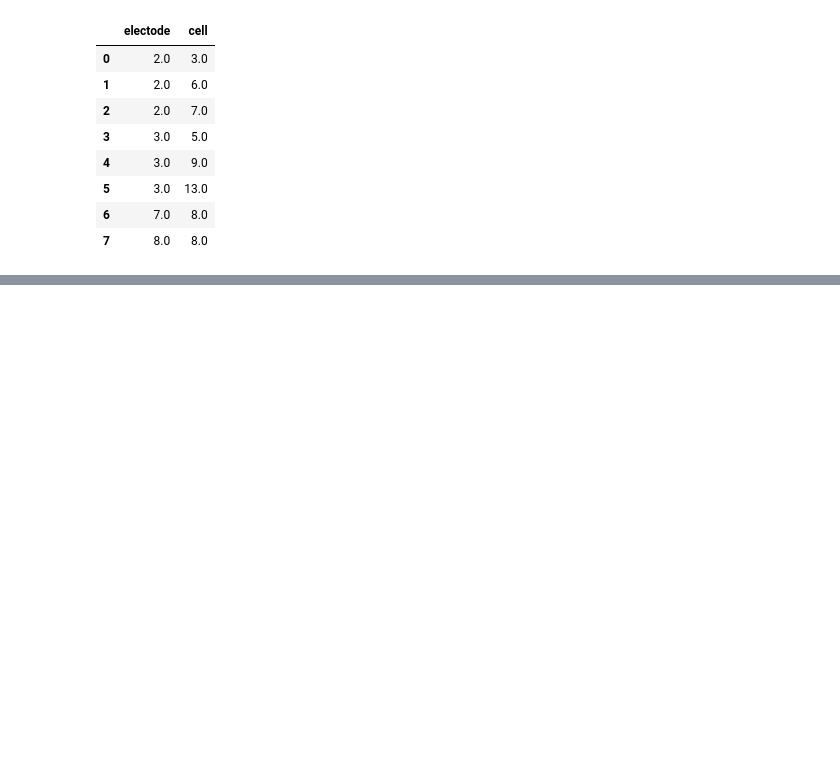
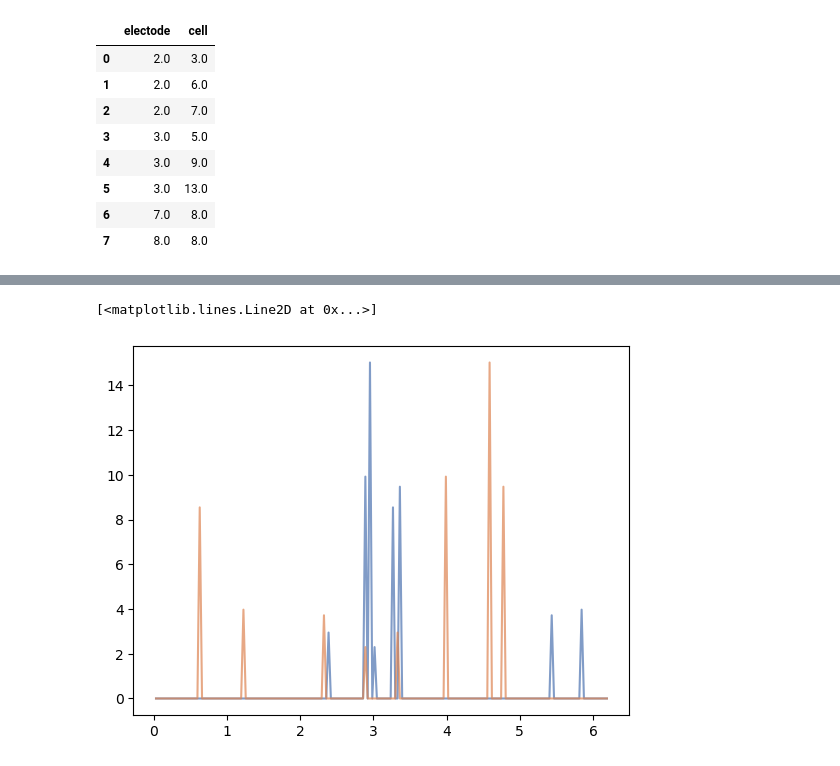
Before and after one commit to vjaltare/hippocampus-predictive-coding, a Jupyter notebook: hc3_MI_analysis.ipynb, the cells around one changed output, grey strips where cells are left out. Cells and saved outputs as stored; diff of their text form; code cells hidden in the pictures; blank space fills up the shorter version.

```diff
--- a/hc3_MI_analysis.ipynb
+++ b/hc3_MI_analysis.ipynb
@@ -1400,0 +1446,15 @@ sns.despine()
+# %%
+fx, bins = get_firing_rate_hist(-200e-3, ele_arr[1], clu_arr[1], 90, True)
+#fx = gaussian_filter1d(fx, sigma=50*BIN_SIZE)
+plt.plot(bins, fx, alpha=.7)
+np.random.shuffle(fx)
+plt.plot(bins, fx, alpha=.7)
+
+#y_fit, x_new = fit_distribution(fx, bins, 3000)
+#y_fit = y_fit/np.trapz(y_fit, x_new)
+#plt.plot(x_new, y_fit)
+# plt.plot(bins, fx)
+# plt.plot(bins, fx2)
+# %% [output]
+[<matplotlib.lines.Line2D at 0x...>]
+[figure, added]
```
Also changed, not shown: parts of 18 cells of this notebook.
